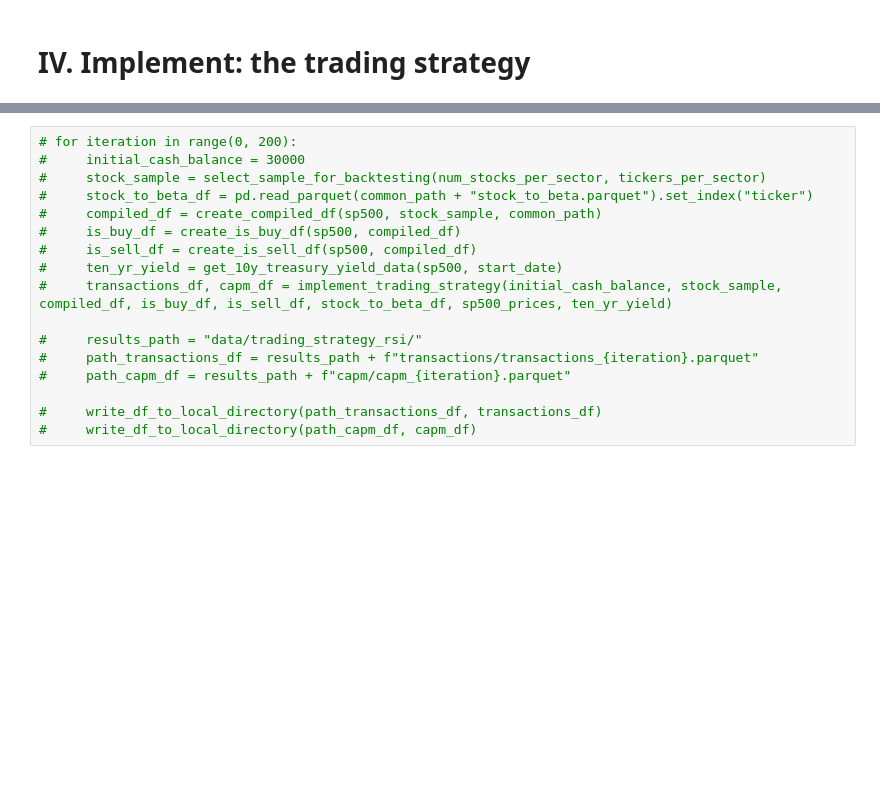
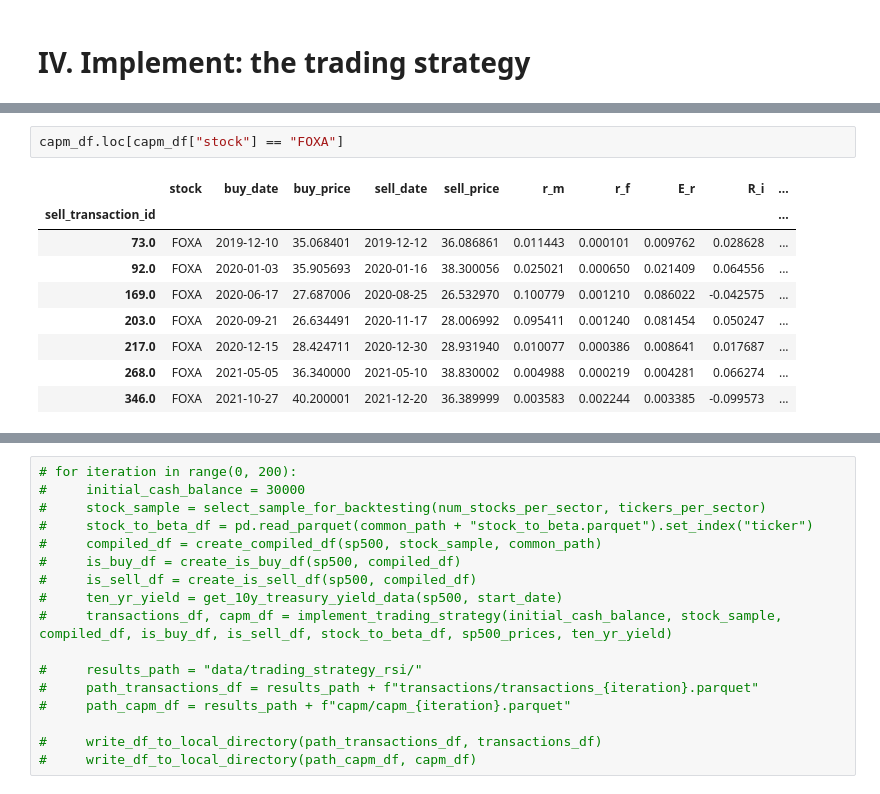
Before and after one commit to musubr/ev-auto-stocks, a Jupyter notebook: eda/ms_2022-04-08_backtesting-v2-trading-strategy.ipynb, the cells around one changed output, grey strips where cells are left out. Cells and saved outputs as stored; diff of their text form; blank space fills up the shorter version.

```diff
--- a/eda/ms_2022-04-08_backtesting-v2-trading-strategy.ipynb
+++ b/eda/ms_2022-04-08_backtesting-v2-trading-strategy.ipynb
@@ -327,4 +279,16 @@ False    13
 Name: reached_holding_period_limit, dtype: int64
+# %%
+capm_df.loc[capm_df["stock"] == "FOXA"]
+# %% [output]
+|  | stock | buy_date | buy_price | sell_date | sell_price | r_m | r_f | E_r | R_i | ... |
+| sell_transaction_id |  |  |  |  |  |  |  |  |  | ... |
+| 73.0 | FOXA | 2019-12-10 | 35.068401 | 2019-12-12 | 36.086861 | 0.011443 | 0.000101 | 0.009762 | 0.028628 | ... |
+| 92.0 | FOXA | 2020-01-03 | 35.905693 | 2020-01-16 | 38.300056 | 0.025021 | 0.000650 | 0.021409 | 0.064556 | ... |
+| 169.0 | FOXA | 2020-06-17 | 27.687006 | 2020-08-25 | 26.532970 | 0.100779 | 0.001210 | 0.086022 | -0.042575 | ... |
+| 203.0 | FOXA | 2020-09-21 | 26.634491 | 2020-11-17 | 28.006992 | 0.095411 | 0.001240 | 0.081454 | 0.050247 | ... |
+| 217.0 | FOXA | 2020-12-15 | 28.424711 | 2020-12-30 | 28.931940 | 0.010077 | 0.000386 | 0.008641 | 0.017687 | ... |
+| 268.0 | FOXA | 2021-05-05 | 36.340000 | 2021-05-10 | 38.830002 | 0.004988 | 0.000219 | 0.004281 | 0.066274 | ... |
+| 346.0 | FOXA | 2021-10-27 | 40.200001 | 2021-12-20 | 36.389999 | 0.003583 | 0.002244 | 0.003385 | -0.099573 | ... |
 # %%
 capm_df.tail(50)
 # %% [output]
```
Also changed, not shown: parts of 9 cells of this notebook, 2 other files.
